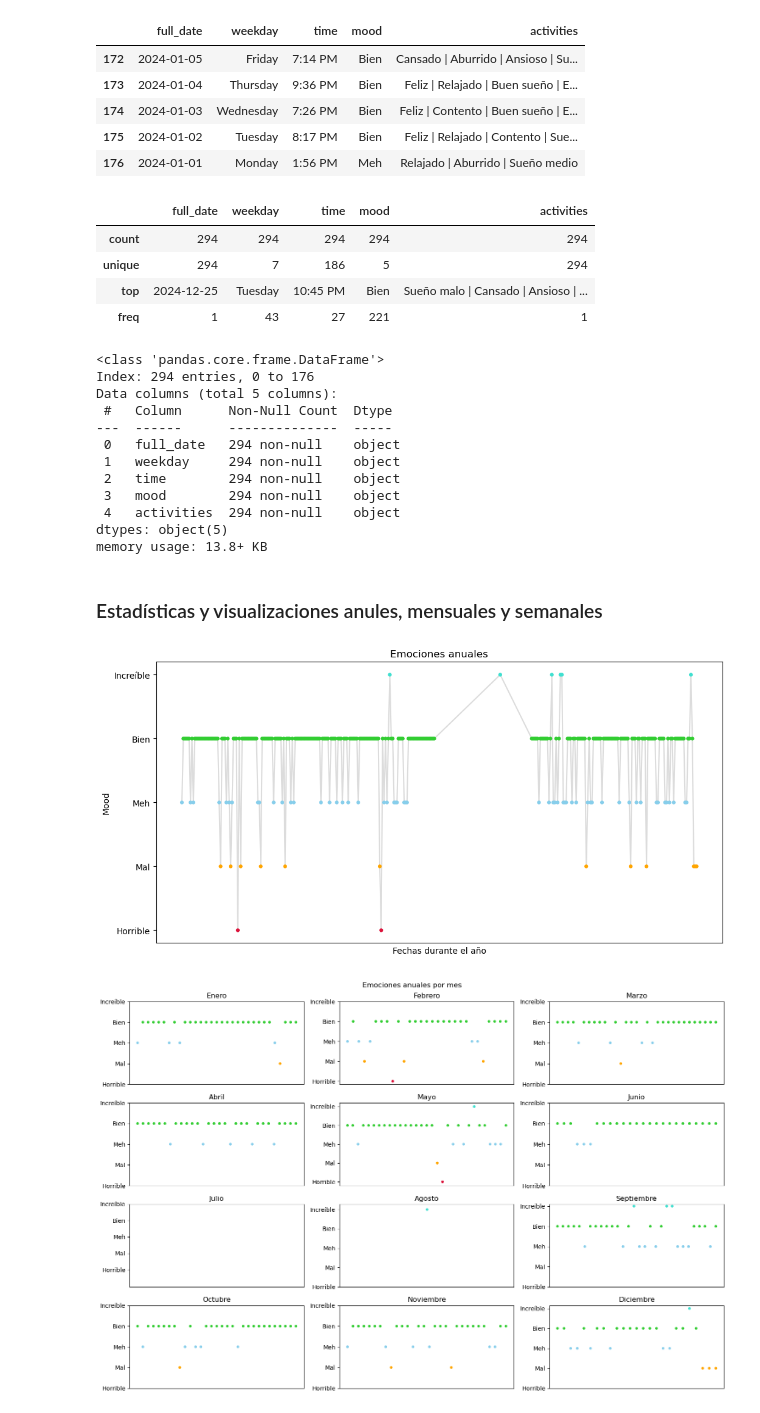
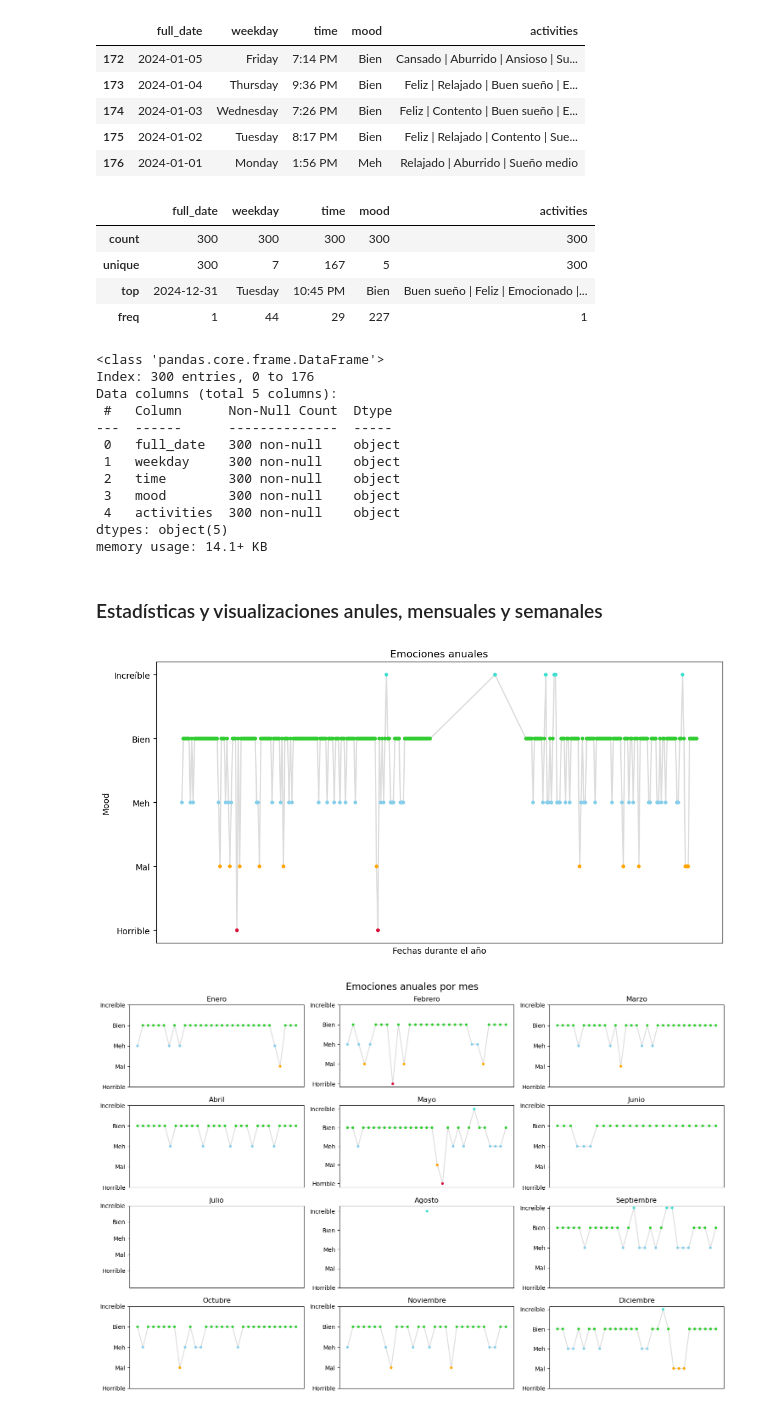
Before and after one commit to IsaiJesus/Feelings, a Jupyter notebook: Feelings analysis.ipynb, the cells around one changed output. Cells and saved outputs as stored; diff of their text form; code cells hidden in the pictures.

Commit message:
Make statistics and visualizations

```diff
--- a/Feelings analysis.ipynb
+++ b/Feelings analysis.ipynb
@@ -7,7 +7,7 @@ import matplotlib.pyplot as plt
 import seaborn as sns
 # %%
 df1 = pd.read_csv('./csv_files/ene1_jun25.csv')
-df2 = pd.read_csv('./csv_files/ago10_dic25.csv')
+df2 = pd.read_csv('./csv_files/ago10_dic31.csv')
 # %%
 df1.head()
 # %% [output]
@@ -60,25 +60,25 @@ df.tail()
 df.describe()
 # %% [output]
 |  | full_date | weekday | time | mood | activities |
-| count | 294 | 294 | 294 | 294 | 294 |
-| unique | 294 | 7 | 186 | 5 | 294 |
-| top | 2024-12-25 | Tuesday | 10:45 PM | Bien | Sueño malo | Cansado | Ansioso | ... |
-| freq | 1 | 43 | 27 | 221 | 1 |
+| count | 300 | 300 | 300 | 300 | 300 |
+| unique | 300 | 7 | 167 | 5 | 300 |
+| top | 2024-12-31 | Tuesday | 10:45 PM | Bien | Buen sueño | Feliz | Emocionado |... |
+| freq | 1 | 44 | 29 | 227 | 1 |
 # %%
 df.info()
 # %% [output]
 <class 'pandas.core.frame.DataFrame'>
-Index: 294 entries, 0 to 176
+Index: 300 entries, 0 to 176
 Data columns (total 5 columns):
  #   Column      Non-Null Count  Dtype
 ---  ------      --------------  -----
- 0   full_date   294 non-null    object
- 1   weekday     294 non-null    object
- 2   time        294 non-null    object
- 3   mood        294 non-null    object
- 4   activities  294 non-null    object
+ 0   full_date   300 non-null    object
+ 1   weekday     300 non-null    object
+ 2   time        300 non-null    object
+ 3   mood        300 non-null    object
+ 4   activities  300 non-null    object
 dtypes: object(5)
-memory usage: 13.8+ KB
+memory usage: 14.1+ KB
 # %% [markdown]
 ### Estadísticas y visualizaciones anules, mensuales y semanales
 # %%
@@ -115,4 +112,7 @@ y = df['mood_numeric']
 # %%
+x = df['full_date']
+y = df['mood_numeric']
+
 plt.figure(figsize=(12, 6))
 
 plt.plot(x, y, c='gainsboro', zorder=1)
@@ -127,27 +127,28 @@ plt.title("Emociones anuales")
 
 plt.show()
 # %% [output]
-[figure, old version]
+[figure, new version]
 # %%
 fig, axes = plt.subplots(4, 3, figsize=(15, 10))
 
 axes = axes.flatten()
 
 for month in range(1, 13):
     ax = axes[month - 1]  # Seleccionar el subgráfico correspondiente
     df_month = df[df['month'] == month]  # Filtrar los datos del mes actual
 
-    ax.scatter(df_month['full_date'], df_month['mood_numeric'], c=df_month['colors'], s=12)
+    ax.scatter(df_month['full_date'], df_month['mood_numeric'], c=df_month['colors'], s=12, zorder=2)
+    ax.plot(df_month['full_date'], df_month['mood_numeric'], c='gainsboro', zorder=1)
 
     ax.set_title(f'{calendar.month_name[month].capitalize()}')
     ax.set_yticks(range(1, len(mood_data) + 1))  # Reemplazar números por las categorías originales
     ax.set_yticklabels(moods_sorted)
     ax.set_xticks([])
 
-fig.suptitle("Emociones anuales por mes")
+fig.suptitle("Emociones anuales por mes", fontsize=16)
 plt.tight_layout()
 
 plt.show()
 # %% [output]
-[figure, old version]
+[figure, new version]
 # %%
```
Also changed, not shown: parts of 18 cells of this notebook, 3 other files.
